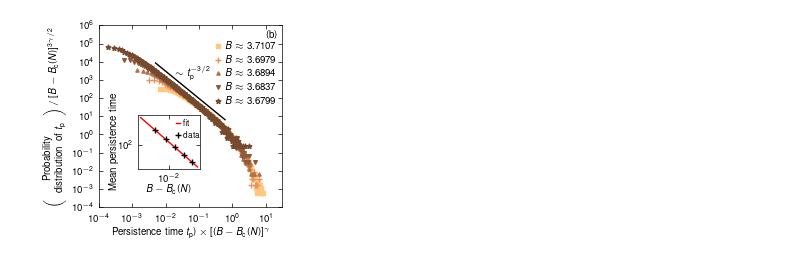
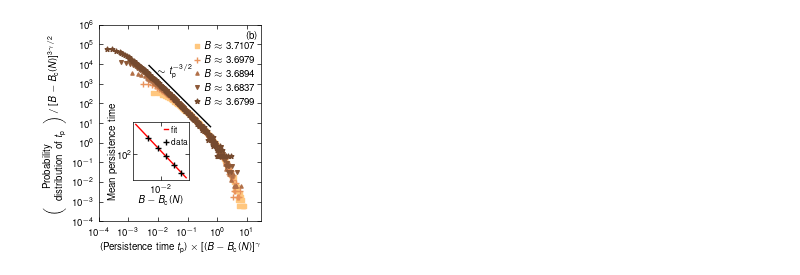
Before and after one commit to jose-moran/timeliness_criticality, a Jupyter notebook: figures/fig3b_persistence_avalanche/persistence_avalanche_fig.ipynb, the cells around one changed output. Cells and saved outputs as stored; diff of their text form; code cells hidden in the pictures.

```diff
--- a/figures/fig3b_persistence_avalanche/persistence_avalanche_fig.ipynb
+++ b/figures/fig3b_persistence_avalanche/persistence_avalanche_fig.ipynb
@@ -19,11 +19,12 @@ scale_factors = np.array([1, 2.78, 6.84, 16, 34])
 # %%
 Bc = 3.67552207
 alpha = 1.69356833
-B1_data = np.genfromtxt("data/stat1_sm_20.dat")
-B2_data = np.genfromtxt("data/stat2_sm_20.dat")
-B3_data = np.genfromtxt("data/stat3_sm_20.dat")
-B4_data = np.genfromtxt("data/stat4_sm_20.dat")
-B5_data = np.genfromtxt("data/stat5_sm_20.dat")
+
+B1_data = np.genfromtxt("data/stat1_sm_20.txt")
+B2_data = np.genfromtxt("data/stat2_sm_20.txt")
+B3_data = np.genfromtxt("data/stat3_sm_20.txt")
+B4_data = np.genfromtxt("data/stat4_sm_20.txt")
+B5_data = np.genfromtxt("data/stat5_sm_20.txt")
 # %%
 insetdata = [231.147, 140.179, 89.0754, 58.2397, 38.9356]
 # %%
@@ -31,8 +32,9 @@ insetdata = [231.147, 140.179, 89.0754, 58.2397, 38.9356]
 plt.style.use('science')
 plt.style.use(['nature'])
 # %%
-width = 180/ 25.4 /3
-fig, ax1 = plt.subplots(figsize=(width, width))
+width = 53.1 / 25.4
+height = 53.1 * 1.22 / 25.4
+fig, ax1 = plt.subplots(figsize=(width, height))
 
 size = 4
 
@@ -52,7 +54,7 @@ X=np.arange(0.005, 0.6, 0.001)
 ax1.plot(X, 3*X**-1.5, c="black")
 ax1.set_xscale("log")
 ax1.set_yscale("log")
-ax1.set_xlabel(r"Persistence time $t_{\mathrm{p}}) \times  [(B-B_\mathrm{c}(N)]^\gamma$")
+ax1.set_xlabel(r"(Persistence time $t_{\mathrm{p}}) \times  [(B-B_\mathrm{c}(N)]^\gamma$")
 a = r"$\left$"
 
 ax1.set_ylabel(r"$\left( \begin{array}{c} \mathrm{Probability} \\ \mathrm{distribution}\ \mathrm{\  of\ } t_{\mathrm{p}} \end{array} \right) / \  [B-B_\mathrm{c}(N)]^{3\gamma/2}$", multialignment='center')
@@ -63,7 +65,7 @@ ax1.xaxis.set_tick_params(direction="in")
 ax1.xaxis.set_minor_locator(plt.LogLocator(base=10.0, subs=(1.0,)))
 ax1.set_xlim(0.0001, 30)
 ax1.set_ylim(0.0001, 1E6)
-ax1.text(0.61, 0.77, r"$\sim t_{\mathrm{p}}^{-3/2}$", transform=ax1.transAxes,
+ax1.text(0.58, 0.8, r"$\sim t_{\mathrm{p}}^{-3/2}$", transform=ax1.transAxes,
         horizontalalignment='right', verticalalignment='top')
 ax1.text(.98, .97, r"(b)", transform=ax1.transAxes,
         horizontalalignment='right', verticalalignment='top')
@@ -76,32 +78,32 @@ ax2 = fig.add_axes([left, bottom, width, height])
 xticks = [3.68, 3.70]
 ax2.set_xlabel(r"$B - B_\mathrm{c}(N)$",labelpad=0.5 )
 ax2.set_ylabel(r"$\mathrm{Mean\ persistence\ time}$", labelpad=0.5)
 ax2.set_yscale("log")
 ax2.set_xscale("log")
 
 
 ax2.yaxis.set_minor_locator(plt.LogLocator(base=10.0, subs=(1.0,)))
-ax2.yaxis.set_tick_params(direction="in")
+ax2.yaxis.set_tick_params(direction="in", pad=1)
 ax2.tick_params(axis="both")
 ax2.xaxis.set_minor_locator(plt.LogLocator(base=10.0, subs=(1.0,)))
 ax2.xaxis.set_tick_params(direction="in")
 
 def fit_function(BminBc, a, g):
      return a * BminBc ** -0.8463
 
 import scipy
 bounds = [[0.01,1.69356832],[1, 1.69356834]]
 x_data = np.array(Bcs - Bc).astype(float)
 y_data = np.array(insetdata).astype(float)
 params, params_covariance = scipy.optimize.curve_fit(fit_function, x_data, y_data)
 sampling = np.arange(0.002, 0.05, 0.001)#
 ax2.plot(sampling, fit_function(sampling, params[0], params[1]), c="red", alpha=1, zorder=1, label=r"$\mathrm{fit}$")
 
 ax2.scatter(Bcs - Bc, insetdata, marker="+", c="black", s=20, zorder=2, label=r"$\mathrm{data}$")
 ax2.legend(loc="upper right", fontsize=6, frameon= False,
            handlelength=.5, handletextpad=0.3, bbox_to_anchor=(1.10, 1.05))
 
 
 fig.savefig("avalanche_fig.pdf", bbox_inches='tight', dpi = 300)
 # %% [output]
-[figure, old version]
+[figure, new version]
```
Also changed, not shown: parts of 1 cell of this notebook, 53 other files.
